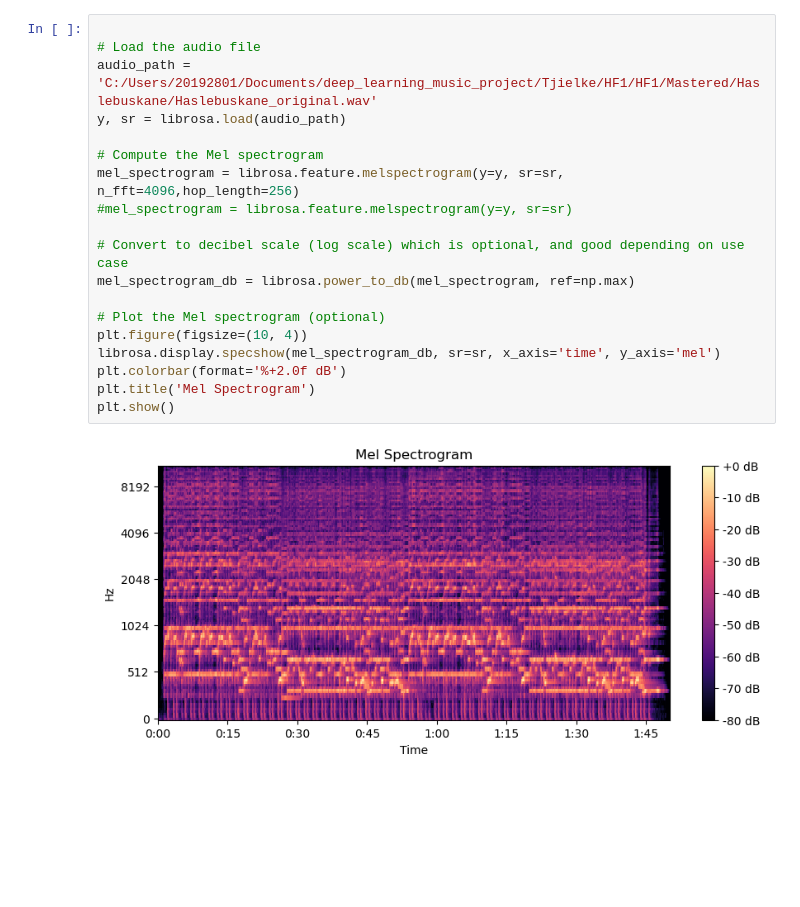
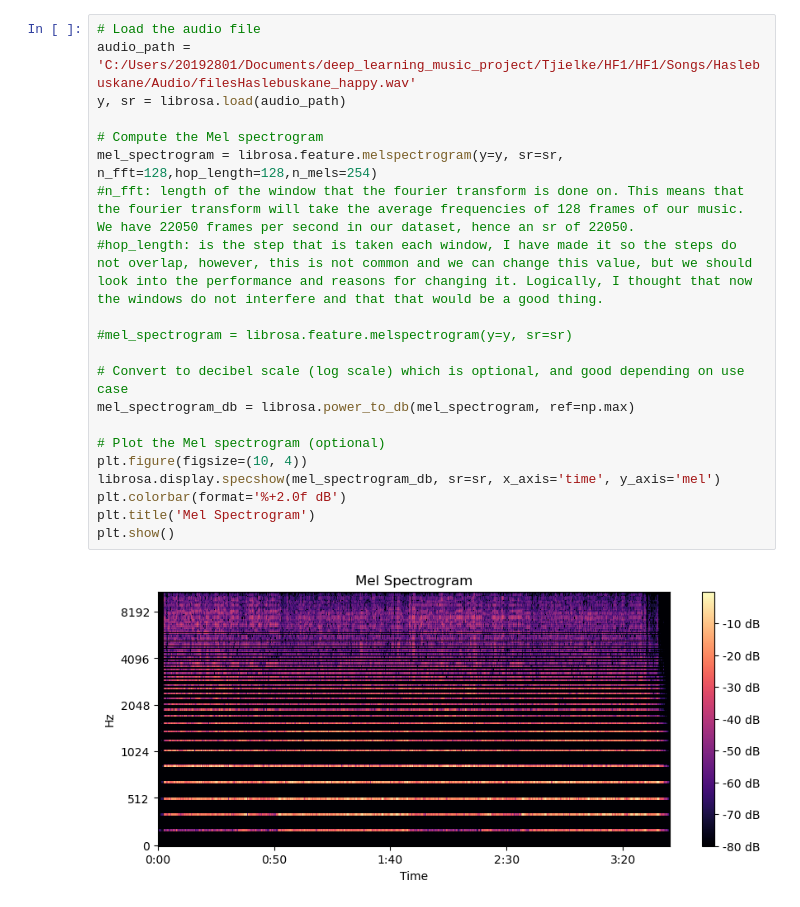
Before and after one commit to Tjielke/deep_learning_music_project, a Jupyter notebook: Tjielke/pre_processing.ipynb, the cells around one changed output. Saved outputs shown, nothing was run; the diff lists cells and outputs as text; blank space fills up the shorter version.

Commit message:
Pre_processing, made spectogram and figured out how to match them to the timestamps. Left to do: fill the onset column in the dataframe with the labelled onsets.

```diff
--- a/Tjielke/pre_processing.ipynb
+++ b/Tjielke/pre_processing.ipynb
@@ -6,21 +11,23 @@ import matplotlib.pyplot as plt
 # %%
-
 # Load the audio file
-audio_path = 'C:/Users/20192801/Documents/deep_learning_music_project/Tjielke/HF1/HF1/Mastered/Haslebuskane/Haslebuskane_original.wav'
+audio_path = 'C:/Users/20192801/Documents/deep_learning_music_project/Tjielke/HF1/HF1/Songs/Haslebuskane/Audio/filesHaslebuskane_happy.wav'
 y, sr = librosa.load(audio_path)
 
 # Compute the Mel spectrogram
-mel_spectrogram = librosa.feature.melspectrogram(y=y, sr=sr, n_fft=4096,hop_length=256)
+mel_spectrogram = librosa.feature.melspectrogram(y=y, sr=sr, n_fft=128,hop_length=128,n_mels=254)
+#n_fft: length of the window that the fourier transform is done on. This means that the fourier transform will take the average frequencies of 128 frames of our music. We have 22050 frames per second in our dataset, hence an sr of 22050.
+#hop_length: is the step that is taken each window, I have made it so the steps do not overlap, however, this is not common and we can change this value, but we should look into the performance and reasons for changing it. Logically, I thought that now the windows do not interfere and that that would be a good thing.
+
 #mel_spectrogram = librosa.feature.melspectrogram(y=y, sr=sr)
 
 # Convert to decibel scale (log scale) which is optional, and good depending on use case
 mel_spectrogram_db = librosa.power_to_db(mel_spectrogram, ref=np.max)
 
 # Plot the Mel spectrogram (optional)
 plt.figure(figsize=(10, 4))
 librosa.display.specshow(mel_spectrogram_db, sr=sr, x_axis='time', y_axis='mel')
 plt.colorbar(format='%+2.0f dB')
 plt.title('Mel Spectrogram')
 plt.show()
 # %% [output]
-[figure, old version]
+[figure, new version]
```
Also changed, not shown: parts of 12 cells of this notebook.
